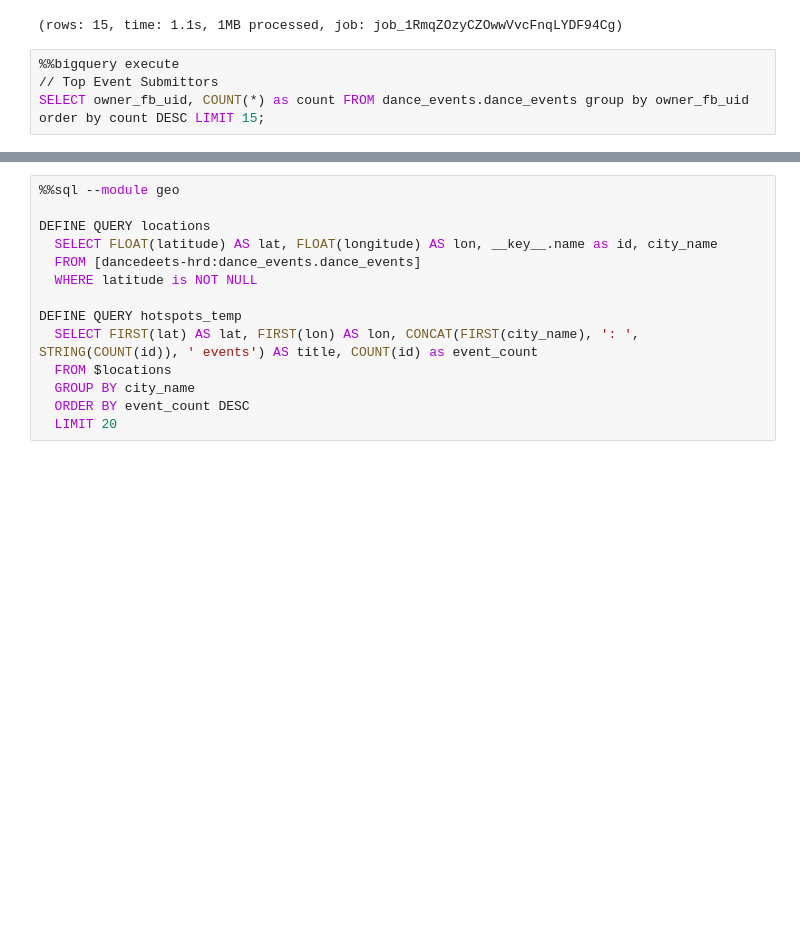
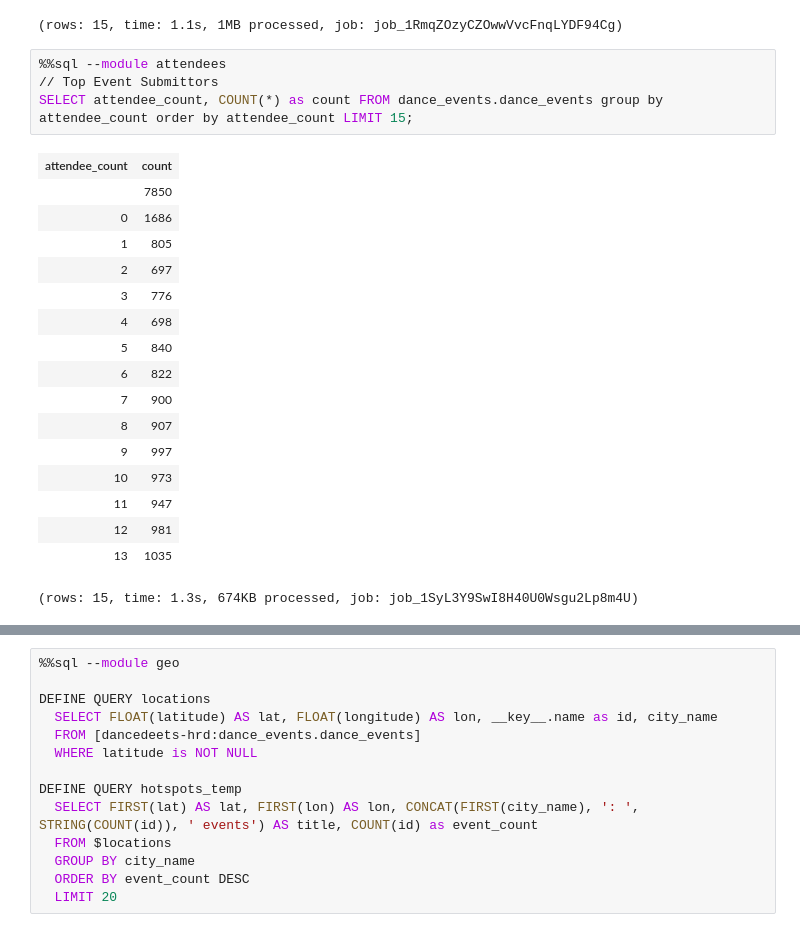
Before and after one commit to mikelambert/DanceDeets, a Jupyter notebook: Untitled Notebook.ipynb, the cells around one changed output, grey strips where cells are left out. Saved outputs shown, nothing was run; the diff lists cells and outputs as text; blank space fills up the shorter version.

```diff
--- a/Untitled Notebook.ipynb
+++ b/Untitled Notebook.ipynb
@@ -115,6 +115,24 @@ SELECT owner_fb_uid, COUNT(*) as count FROM dance_events.dance_events group by o
 | 10152466039464179 | 96 |
 (rows: 15, time: 1.1s, 1MB processed, job: job_1RmqZOzyCZOwwVvcFnqLYDF94Cg)
 # %%
-%%bigquery execute
+%%sql --module attendees
 // Top Event Submittors
-SELECT owner_fb_uid, COUNT(*) as count FROM dance_events.dance_events group by owner_fb_uid order by count DESC LIMIT 15;
+SELECT attendee_count, COUNT(*) as count FROM dance_events.dance_events group by attendee_count order by attendee_count LIMIT 15;
+# %% [output]
+| attendee_count | count |
+|  | 7850 |
+| 0 | 1686 |
+| 1 | 805 |
+| 2 | 697 |
+| 3 | 776 |
+| 4 | 698 |
+| 5 | 840 |
+| 6 | 822 |
+| 7 | 900 |
+| 8 | 907 |
+| 9 | 997 |
+| 10 | 973 |
+| 11 | 947 |
+| 12 | 981 |
+| 13 | 1035 |
+(rows: 15, time: 1.3s, 674KB processed, job: job_1SyL3Y9SwI8H40U0Wsgu2Lp8m4U)
```
Also changed, not shown: parts of 1 cell of this notebook.
